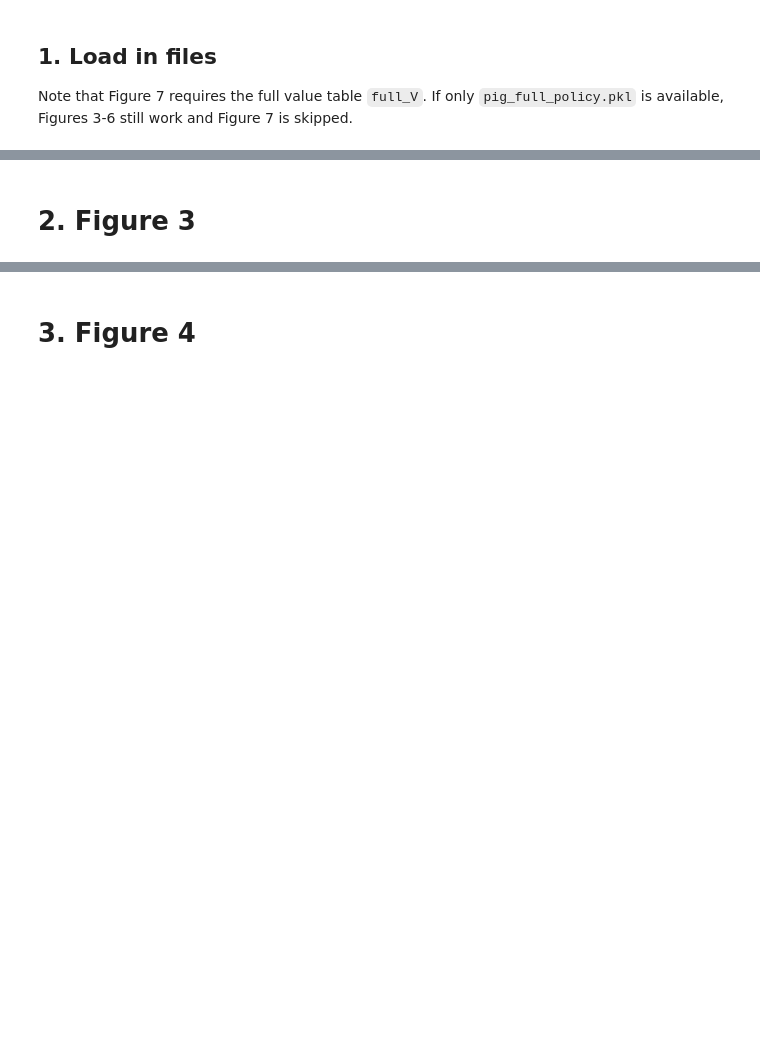
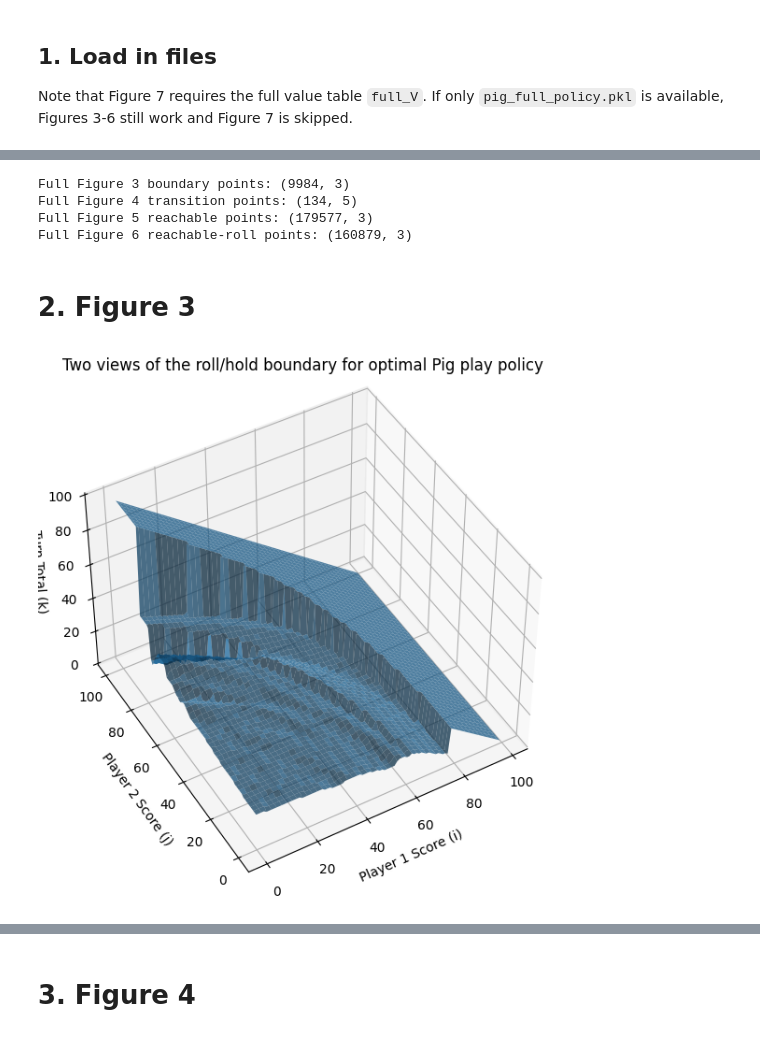
Before and after one commit to C-Rigby/Game_of_Pig_Assessment_3, a Jupyter notebook: Code/Pig_Figures.ipynb, the cells around one changed output, grey strips where cells are left out. Cells and saved outputs as stored; diff of their text form; code cells hidden in the pictures; blank space fills up the shorter version.

Commit message:
Generating figures

```diff
--- a/Code/Pig_Figures.ipynb
+++ b/Code/Pig_Figures.ipynb
@@ -57,2 +78,54 @@ print("restricted_k:", restricted_k)
+# %%
+# Change data format for figures
+full_fig3_data = ah.figure3_boundary_data(full_policy)
+full_fig5_data = ah.figure5_reachable_data(
+    full_pig_spec,
+    full_policy,
+    opponent_mode="any",
+    restricted_k=restricted_k,
+)
+full_fig4_data = ah.figure4_cross_section_data(
+    full_policy,
+    opponent_score=30,
+    spec=full_pig_spec,
+    reachable=full_fig5_data["reachable"],
+    restricted_k=restricted_k,
+)
+full_fig6_data = ah.figure6_reachable_continue_data(
+    full_pig_spec,
+    full_policy,
+    opponent_mode="any",
+    restricted_k=restricted_k,
+)
+
+if full_V is not None:
+    full_fig7_data = ah.figure7_probability_contour_data(
+        full_pig_spec,
+        full_V,
+        levels=(0.03, 0.09, 0.27, 0.81),
+        restricted_k=restricted_k,
+    )
+else:
+    full_fig7_data = None
+
+print("Full Figure 3 boundary points:", full_fig3_data["points"].shape)
+print("Full Figure 4 transition points:", full_fig4_data["transition_points"].shape)
+print("Full Figure 5 reachable points:", full_fig5_data["points"].shape)
+print("Full Figure 6 reachable-roll points:", full_fig6_data["points"].shape)
+if full_fig7_data is None:
+    print("Full Figure 7 data skipped because full_V is not available.")
+# %% [output]
+Full Figure 3 boundary points: (9984, 3)
+Full Figure 4 transition points: (134, 5)
+Full Figure 5 reachable points: (179577, 3)
+Full Figure 6 reachable-roll points: (160879, 3)
 # %% [markdown]
 # 2. Figure 3
+# %%
+ax = ah.plot_figure3_policy_boundary(full_fig3_data,
+                                     title="Two views of the roll/hold boundary for optimal Pig play policy")
+ax.view_init(elev=45, azim=240)
+plt.savefig("Figures/Figure3a.png", bbox_inches='tight', dpi=300)
+plt.show()
+# %% [output]
+[figure, added]
```
Also changed, not shown: parts of 7 cells of this notebook, 1 other file.
